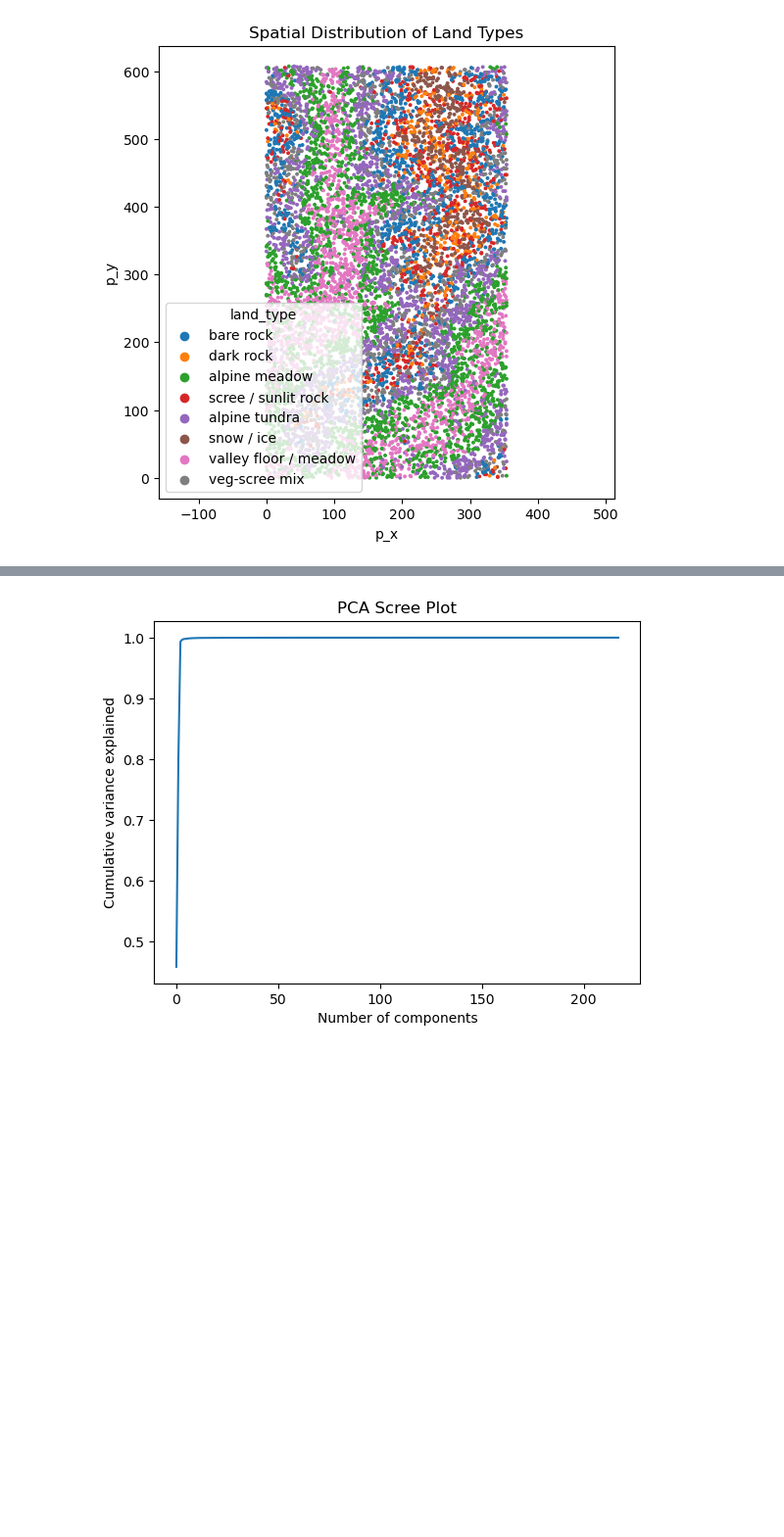
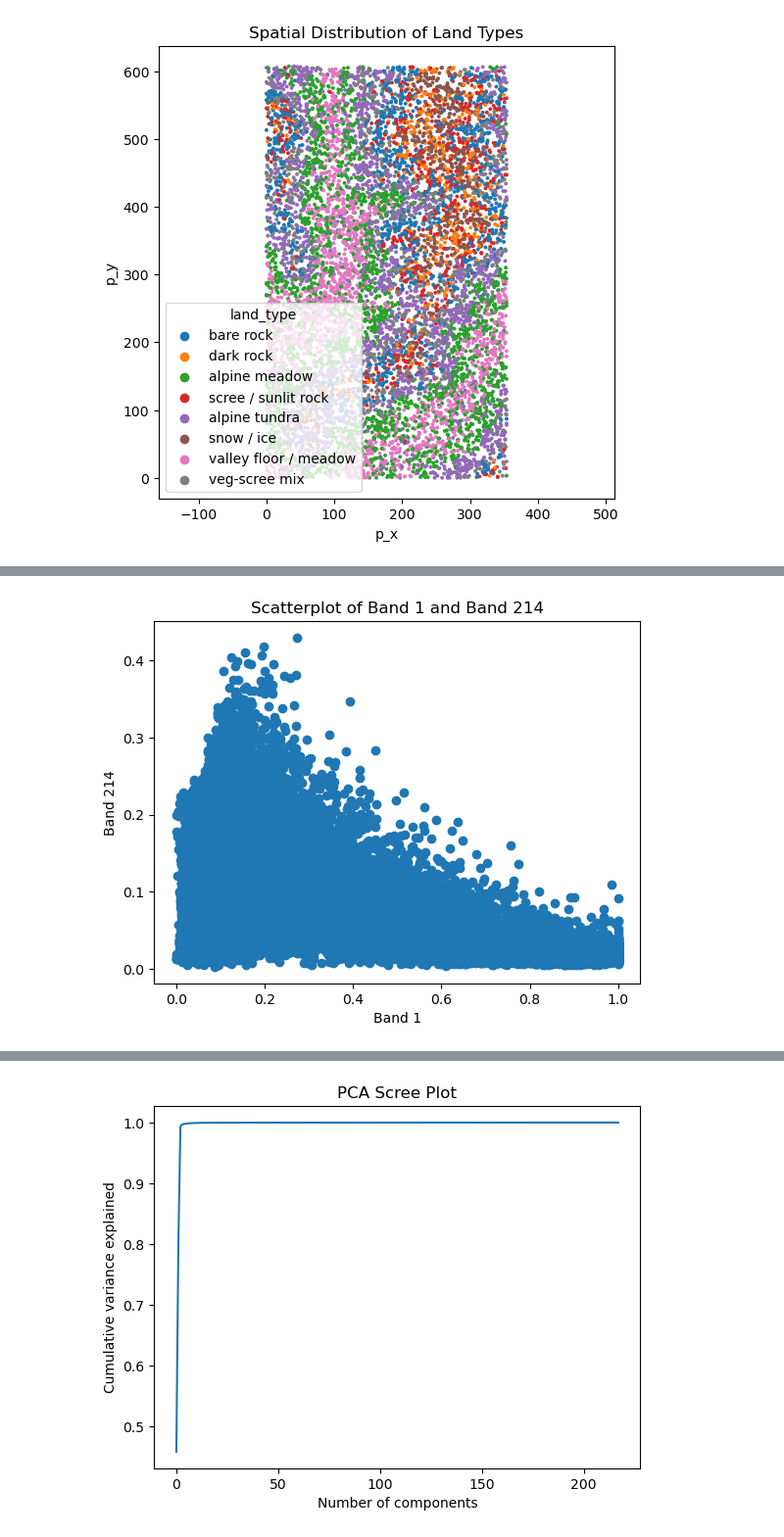
Before and after one commit to Mihneapiuaru/ml_project, a Jupyter notebook: notebooks/ml_project_task1.1.ipynb, the cells around one changed output, grey strips where cells are left out. Shown at 98% size. Saved outputs shown, nothing was run; the diff lists cells and outputs as text; code cells hidden in the pictures; blank space fills up the shorter version.

```diff
--- a/notebooks/ml_project_task1.1.ipynb
+++ b/notebooks/ml_project_task1.1.ipynb
@@ -211,0 +259,8 @@ plt.show()
+# %%
+plt.scatter(data1["Band_1"], data1["Band_214"])
+plt.xlabel("Band 1")
+plt.ylabel("Band 214")
+plt.title("Scatterplot of Band 1 and Band 214")
+plt.show()
+# %% [output]
+[figure, added]
```
Also changed, not shown: parts of 23 cells of this notebook.
